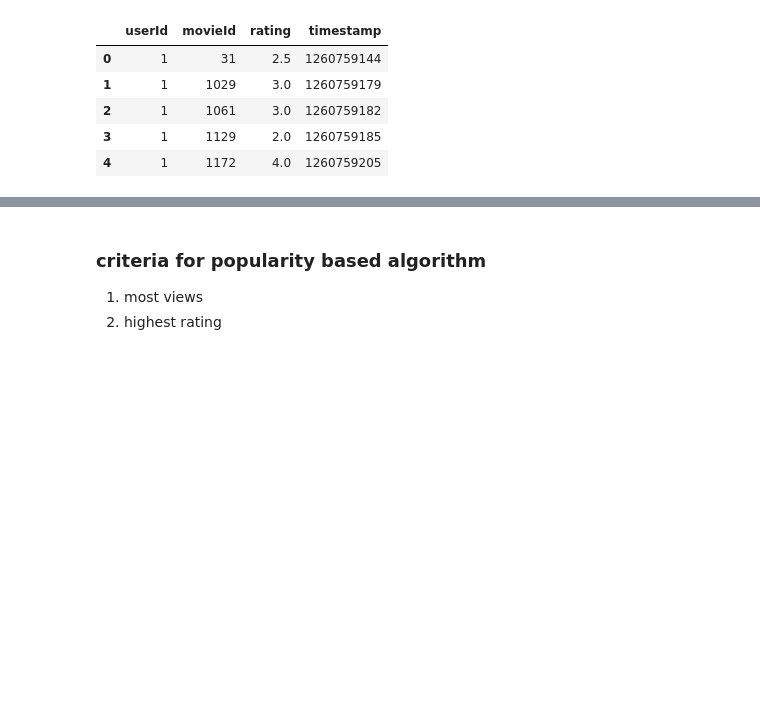
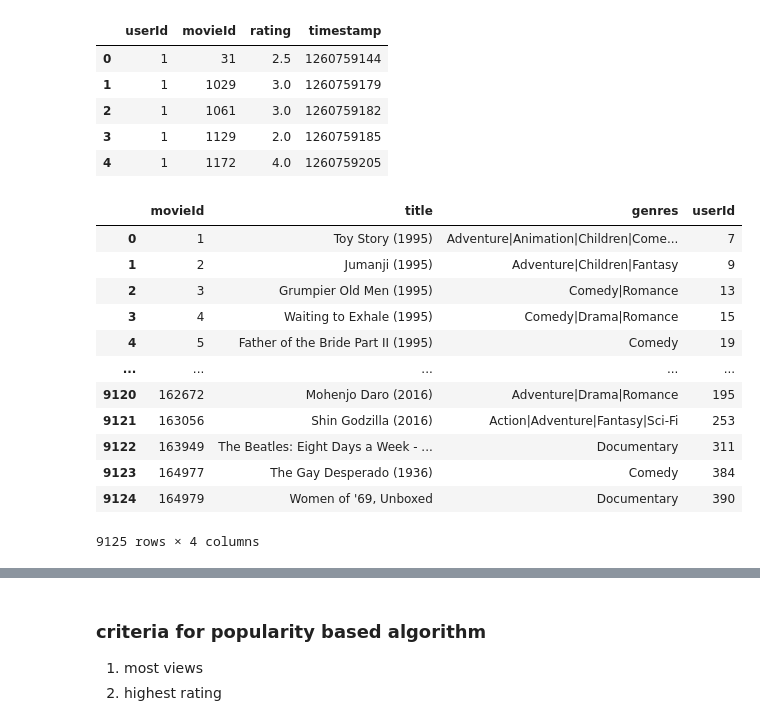
Before and after one commit to elnursahbalayev/full-stack-data-science, a Jupyter notebook: Recommendation Systems/recommendation_system.ipynb, the cells around one changed output, grey strips where cells are left out. Drawn from its saved outputs; the diff is of its cells as text; code cells hidden in the pictures; blank space fills up the shorter version.

```diff
--- a/Recommendation Systems/recommendation_system.ipynb
+++ b/Recommendation Systems/recommendation_system.ipynb
@@ -21,4 +21,21 @@ rating_data.head()
 | 2 | 1 | 1061 | 3.0 | 1260759182 |
 | 3 | 1 | 1129 | 2.0 | 1260759185 |
 | 4 | 1 | 1172 | 4.0 | 1260759205 |
+# %%
+movie_names['userId'] = pd.merge(movie_names, rating_data,on='movieId')['userId']
+movie_names
+# %% [output]
+|  | movieId | title | genres | userId |
+| 0 | 1 | Toy Story (1995) | Adventure|Animation|Children|Come... | 7 |
+| 1 | 2 | Jumanji (1995) | Adventure|Children|Fantasy | 9 |
+| 2 | 3 | Grumpier Old Men (1995) | Comedy|Romance | 13 |
+| 3 | 4 | Waiting to Exhale (1995) | Comedy|Drama|Romance | 15 |
+| 4 | 5 | Father of the Bride Part II (1995) | Comedy | 19 |
+| ... | ... | ... | ... | ... |
+| 9120 | 162672 | Mohenjo Daro (2016) | Adventure|Drama|Romance | 195 |
+| 9121 | 163056 | Shin Godzilla (2016) | Action|Adventure|Fantasy|Sci-Fi | 253 |
+| 9122 | 163949 | The Beatles: Eight Days a Week - ... | Documentary | 311 |
+| 9123 | 164977 | The Gay Desperado (1936) | Comedy | 384 |
+| 9124 | 164979 | Women of '69, Unboxed | Documentary | 390 |
+9125 rows × 4 columns
 # %%
```
Also changed, not shown: parts of 4 cells of this notebook, 1 other file.
